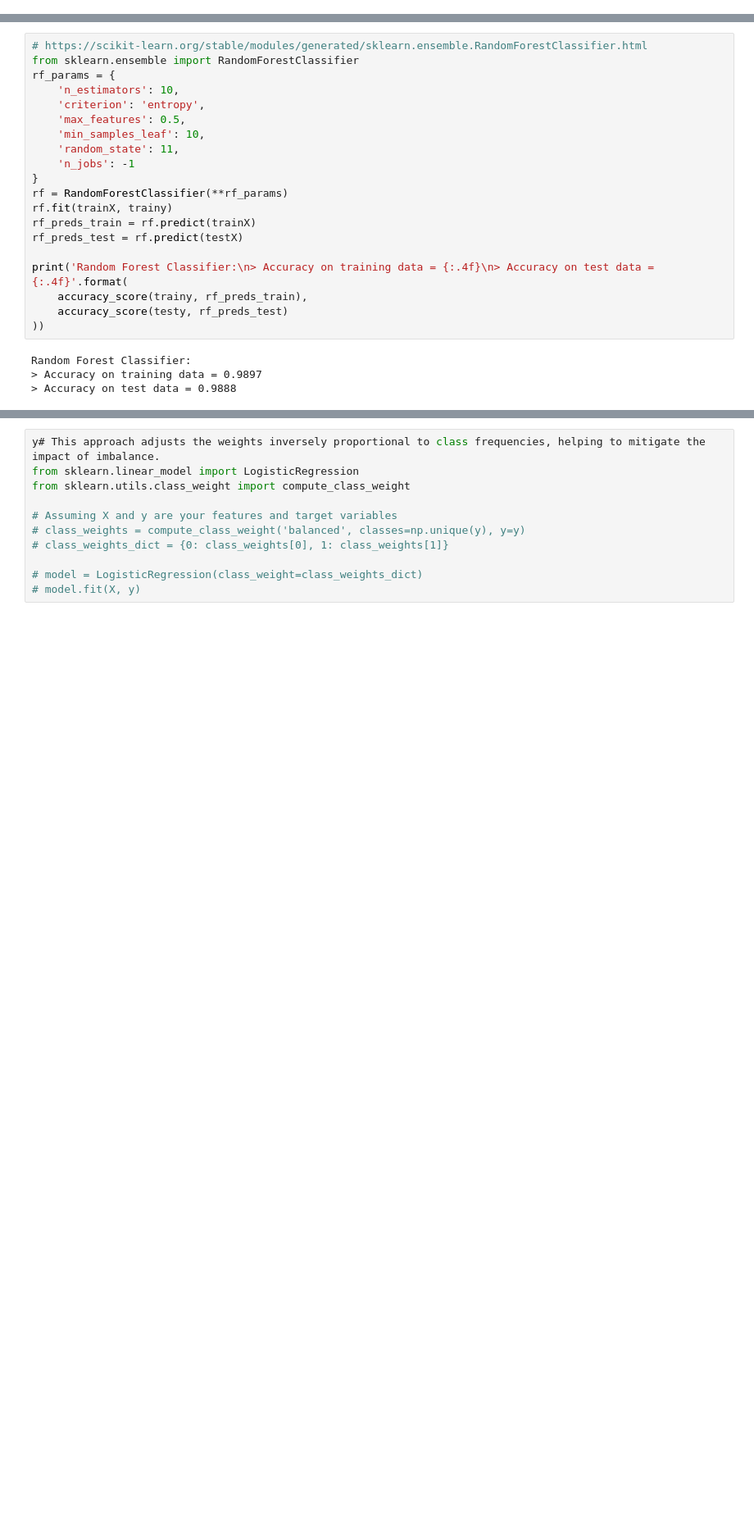
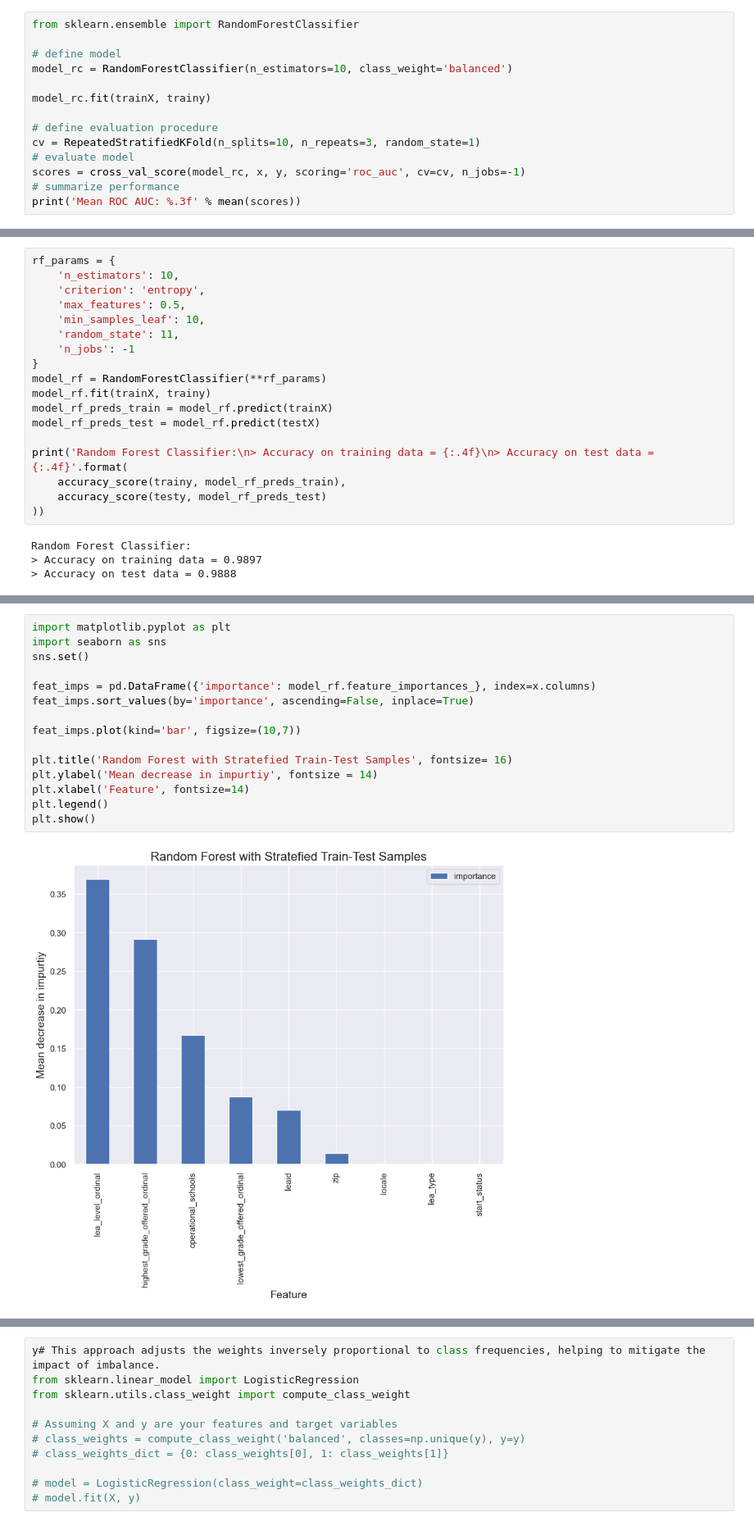
Before and after one commit to emilyslopez/datasci_practice_projects, a Jupyter notebook: predictive_modeling/LEA_predictive_modeling.ipynb, the cells around one changed output, grey strips where cells are left out. Shown at 82% size. Drawn from its saved outputs; the diff is of its cells as text; blank space fills up the shorter version.

Commit message:
evaluating rf models

```diff
--- a/predictive_modeling/LEA_predictive_modeling.ipynb
+++ b/predictive_modeling/LEA_predictive_modeling.ipynb
@@ -891,0 +895,14 @@ Bagging Classifier:
+# %%
+from sklearn.ensemble import RandomForestClassifier
+
+# define model
+model_rc = RandomForestClassifier(n_estimators=10, class_weight='balanced')
+
+model_rc.fit(trainX, trainy)
+
+# define evaluation procedure
+cv = RepeatedStratifiedKFold(n_splits=10, n_repeats=3, random_state=1)
+# evaluate model
+scores = cross_val_score(model_rc, x, y, scoring='roc_auc', cv=cv, n_jobs=-1)
+# summarize performance
+print('Mean ROC AUC: %.3f' % mean(scores))
@@ -894,6 +913,4 @@ Bagging Classifier:
 # %%
-# https://scikit-learn.org/stable/modules/generated/sklearn.ensemble.RandomForestClassifier.html
-from sklearn.ensemble import RandomForestClassifier
 rf_params = {
     'n_estimators': 10,
     'criterion': 'entropy',
@@ -902,14 +919,14 @@ rf_params = {
     'random_state': 11,
     'n_jobs': -1
 }
-rf = RandomForestClassifier(**rf_params)
-rf.fit(trainX, trainy)
-rf_preds_train = rf.predict(trainX)
-rf_preds_test = rf.predict(testX)
+model_rf = RandomForestClassifier(**rf_params)
+model_rf.fit(trainX, trainy)
+model_rf_preds_train = model_rf.predict(trainX)
+model_rf_preds_test = model_rf.predict(testX)
 
 print('Random Forest Classifier:\n> Accuracy on training data = {:.4f}\n> Accuracy on test data = {:.4f}'.format(
-    accuracy_score(trainy, rf_preds_train),
-    accuracy_score(testy, rf_preds_test)
+    accuracy_score(trainy, model_rf_preds_train),
+    accuracy_score(testy, model_rf_preds_test)
 ))
 # %% [output]
 Random Forest Classifier:
@@ -1093,0 +958,17 @@ Specifically, it provides a version of bagging that uses a random undersampling
+# %%
+import matplotlib.pyplot as plt
+import seaborn as sns
+sns.set()
+
+feat_imps = pd.DataFrame({'importance': model_rf.feature_importances_}, index=x.columns)
+feat_imps.sort_values(by='importance', ascending=False, inplace=True)
+
+feat_imps.plot(kind='bar', figsize=(10,7))
+
+plt.title('Random Forest with Stratefied Train-Test Samples', fontsize= 16)
+plt.ylabel('Mean decrease in impurtiy', fontsize = 14)
+plt.xlabel('Feature', fontsize=14)
+plt.legend()
+plt.show()
+# %% [output]
+[figure, added]
```
Also changed, not shown: parts of 22 cells of this notebook.
